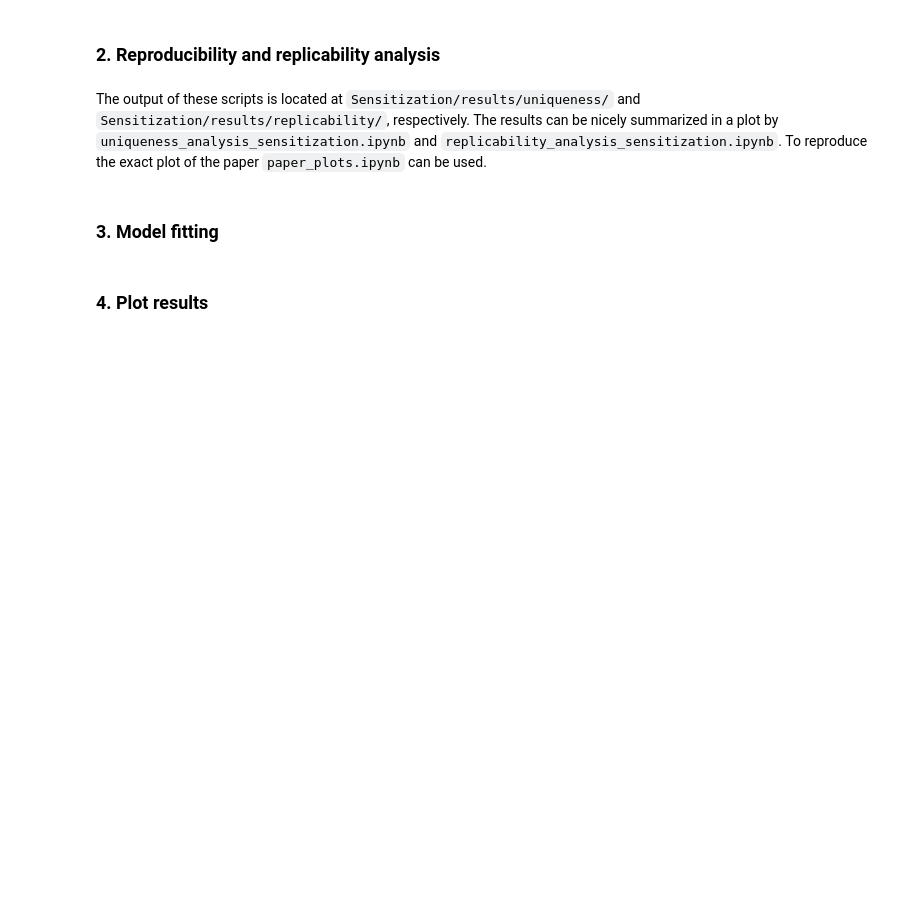
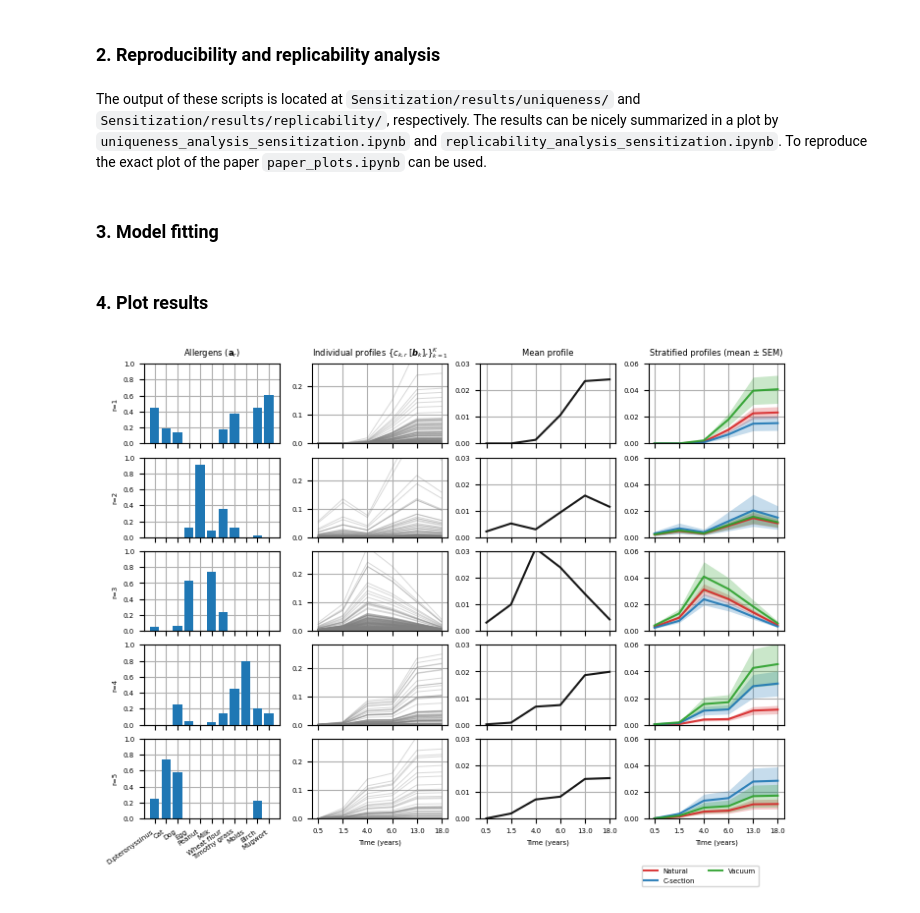
Before and after one commit to cchatzis/Revealing-Subject-specific-Temporal-Patterns-from-Longitudinal-Data, a Jupyter notebook: sensitization.ipynb, the cells around one changed output. Drawn from its saved outputs; the diff is of its cells as text; code cells hidden in the pictures; blank space fills up the shorter version.

Commit message:
Cleaned sensitization notebook

```diff
--- a/sensitization.ipynb
+++ b/sensitization.ipynb
@@ -29,11 +31,11 @@ import plot_funcs
 ### 1. Load the data and preprocessing
 # %%
 # Load the data
-# data = sio.loadmat("Sensitization/sensitization_data.mat", simplify_cells=True)[
-#             "data"
-#         ]
+data = sio.loadmat("Sensitization/sensitization_data.mat", simplify_cells=True)[
+            "data"
+        ]
 
-# data = tl.transpose(data, (2, 1, 0))
+data = tl.transpose(data, (2, 1, 0))
 # %%
 # Preprocessing
 
@@ -71,11 +73,11 @@ def preprocess_centerscale(X, flag_scale=True, flag_center=True):
 
     return Xpre
 
-# data = preprocess_centerscale(train, flag_scale=True, flag_center=False)
+# data = preprocess_centerscale(data, flag_scale=True, flag_center=False)
 
 # Normalize data
 
-# data = data / tl.norm(data)
+data = data / tl.norm(data)
 # %% [markdown]
 ### 2. Reproducibility and replicability analysis
 # %%
@@ -235,25 +240,33 @@ for init in range(40):
 ### 4. Plot results
 # %%
 # Import metadata
-# df = pd.read_csv('Sensitization/metadata_safe.csv')
-# meta = df['Delivery(Natural(1)/C-section(2)/Vacuum(3))'].to_numpy()
-# allergens = ['Mugwort','Birch','Molds','Timothy grass','Wheat flour', 'Milk','Peanut','Egg','Dog','Cat','D.pteronyssinus']
-# allergens.reverse()
+df = pd.read_csv('Sensitization/metadata_safe.csv')
+meta = df['Delivery(Natural(1)/C-section(2)/Vacuum(3))'].to_numpy()
+allergens = ['Mugwort','Birch','Molds','Timothy grass','Wheat flour', 'Milk','Peanut','Egg','Dog','Cat','D.pteronyssinus']
+allergens.reverse()
 # %%
-model = 'cmf'
+model = 'cp' # can be 'cmf', 'cp' or 'parafac2'
 n_components = 5
 
+######################################################
+
 if model == 'cp':
-    A = best_factors[0]
-    C = best_factors[2]
-else:
+    best_factors = best_cp_factors
     A = best_factors[2]
     C = best_factors[0]
+    B = [deepcopy(best_factors[1]) for _ in range(C.shape[0])]
+else:
+    if model == 'parafac2':
+        best_factors = best_parafac2_factors
+        B = best_factors[1]
+        A = best_factors[2]
+        C = best_factors[0]
+    elif model == 'cmf':
+        best_factors = best_cmf_factors
+        B = best_factors[1]
+        A = best_factors[2]
+        C = best_factors[0]
 
-if model != 'cp':
-    B = best_factors[1]
-else:
-    B = [deepcopy(best_factors[1]) for _ in range(C.shape[0])]
 
 
 fig, axs = plt.subplots(
@@ -267,7 +280,7 @@ fig.subplots_adjust(
     wspace=0.24, hspace=0.175
 )
 
-for i, comp in enumerate([3,0,2,1,4]): # same order as in the paper
+for i, comp in enumerate(range(n_components)): # same order as in the paper
     if i == 0:
         plot_funcs.plot_allergens_component(factors=(A,B,C),comp=comp, allergens=allergens, axes=axs[i,0],plot_title=True,comp_i=i)
         plot_funcs.plot_sensitization_profiles_component(factors=(A,B,C),comp=comp,axes=axs[i,1],comp_i=i,plot_title=True,time_points=[ 0.5,  1.5,  4. ,  6. , 13. , 18. ])
@@ -280,30 +293,32 @@ for i, comp in enumerate([3,0,2,1,4]): # same order as in the paper
         plot_funcs.plot_sensitization_profiles_stratified_component(factors=(A,B,C),meta=meta,comp=comp,axes=axs[i,3],plot_legend=True,plot_xticks=True,time_points=[ 0.5,  1.5,  4. ,  6. , 13. , 18. ])
     else:
         plot_funcs.plot_allergens_component(factors=(A,B,C),comp=comp,allergens=allergens,axes=axs[i,0],comp_i=i)
         plot_funcs.plot_sensitization_profiles_component(factors=(A,B,C),comp=comp,axes=axs[i,1],comp_i=i,time_points=[ 0.5,  1.5,  4. ,  6. , 13. , 18. ])
         plot_funcs.plot_sensitization_mean_profile_component(factors=(A,B,C),comp=comp,axes=axs[i,2],plot_legend=True,plot_xticks=True,time_points=[ 0.5,  1.5,  4. ,  6. , 13. , 18. ])
         plot_funcs.plot_sensitization_profiles_stratified_component(factors=(A,B,C),meta=meta,comp=comp,axes=axs[i,3],time_points=[ 0.5,  1.5,  4. ,  6. , 13. , 18. ])
 
 for ax in fig.axes:
     # Tick labels
     ax.tick_params(axis="both", which="both", labelsize=5)
 
     # Axes title + axis labels
     ax.title.set_fontsize(6)
     ax.xaxis.label.set_fontsize(5)
     ax.yaxis.label.set_fontsize(5)
 
     leg = ax.get_legend()
     if leg is not None:
         for t in leg.get_texts():
             t.set_fontsize(5)
         if leg.get_title() is not None:
             leg.get_title().set_fontsize(5)
 
 
 axs[0,2].set_xticklabels([])
 axs[1,2].set_xticklabels([])
 axs[2,2].set_xticklabels([])
 axs[3,2].set_xticklabels([])
 
 plt.show()
+# %% [output]
+[figure, added]
```
Also changed, not shown: parts of 4 cells of this notebook.
